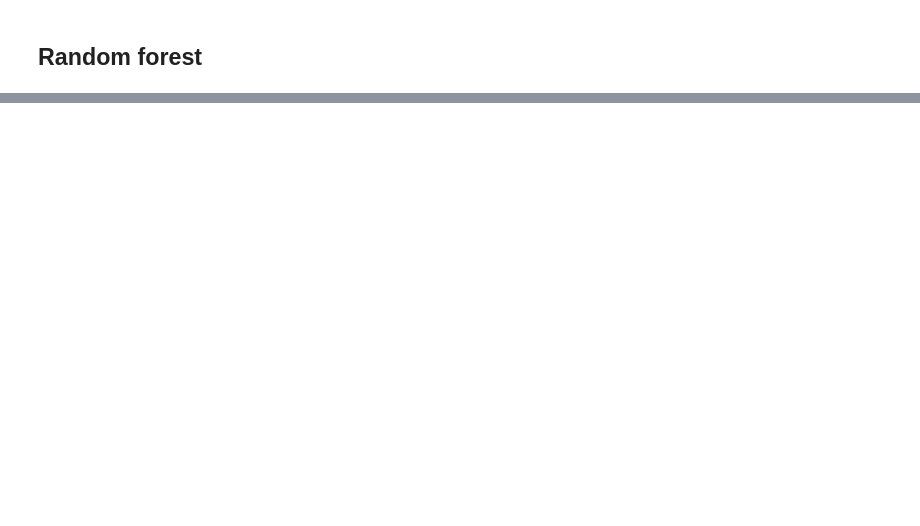
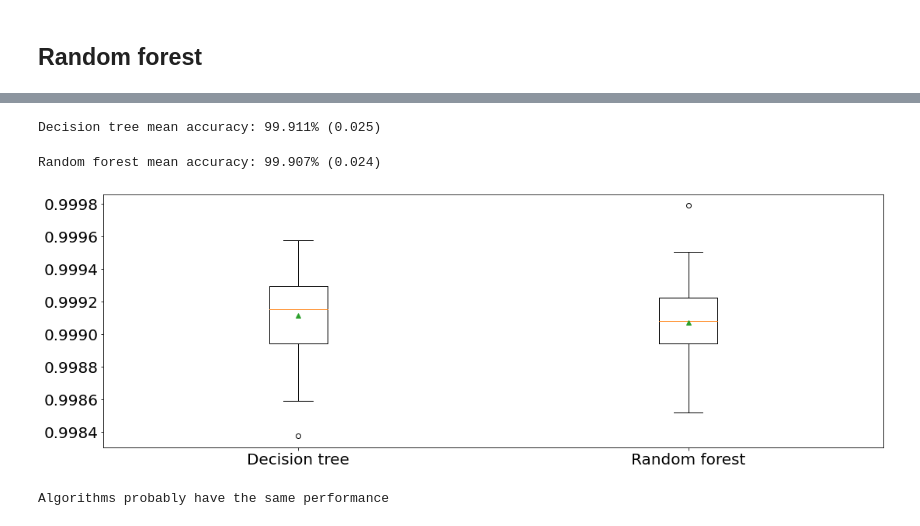
Before and after one commit to mateus558/Darknet-traffic-classification, a Jupyter notebook: Darknet - detection models.ipynb, the cells around one changed output, grey strips where cells are left out. Cells and saved outputs as stored; diff of their text form; code cells hidden in the pictures; blank space fills up the shorter version.

```diff
--- a/Darknet - detection models.ipynb
+++ b/Darknet - detection models.ipynb
@@ -91,0 +117,17 @@ Darknet :   99.89%
+# %%
+cv = RepeatedStratifiedKFold(n_splits=10, n_repeats=10)
+scores_dt = cross_val_score(dt, X, y, scoring='accuracy', cv=cv, n_jobs=-1)
+print("Decision tree mean accuracy: %.3f%% (%.3f)" % (np.mean(scores_dt)*100, np.std(scores_dt)*100))
+# %% [output]
+Decision tree mean accuracy: 99.911% (0.025)
+# %%
+cv = RepeatedStratifiedKFold(n_splits=10, n_repeats=10)
+scores_rf = cross_val_score(rf, X, y, scoring='accuracy', cv=cv, n_jobs=-1)
+print("Random forest mean accuracy: %.3f%% (%.3f)" % (np.mean(scores_rf)*100, np.std(scores_rf)*100))
+# %% [output]
+Random forest mean accuracy: 99.907% (0.024)
+# %%
+plt.boxplot([scores_dt, scores_rf], labels=['Decision tree', 'Random forest'], showmeans=True)
+plt.show()
+# %% [output]
+[figure, added]
@@ -91,0 +138,7 @@ Darknet :   99.89%
+# %%
+if p <= 0.05:
+    print('Difference between mean performance is probably real')
+else:
+	print('Algorithms probably have the same performance')
+# %% [output]
+Algorithms probably have the same performance
```
Also changed, not shown: parts of 6 cells of this notebook, 4 other files.
